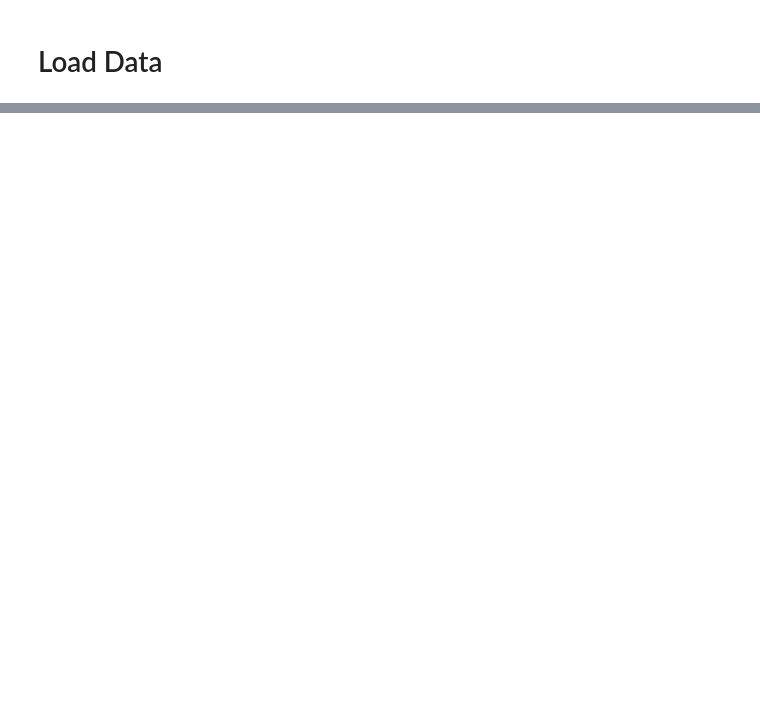
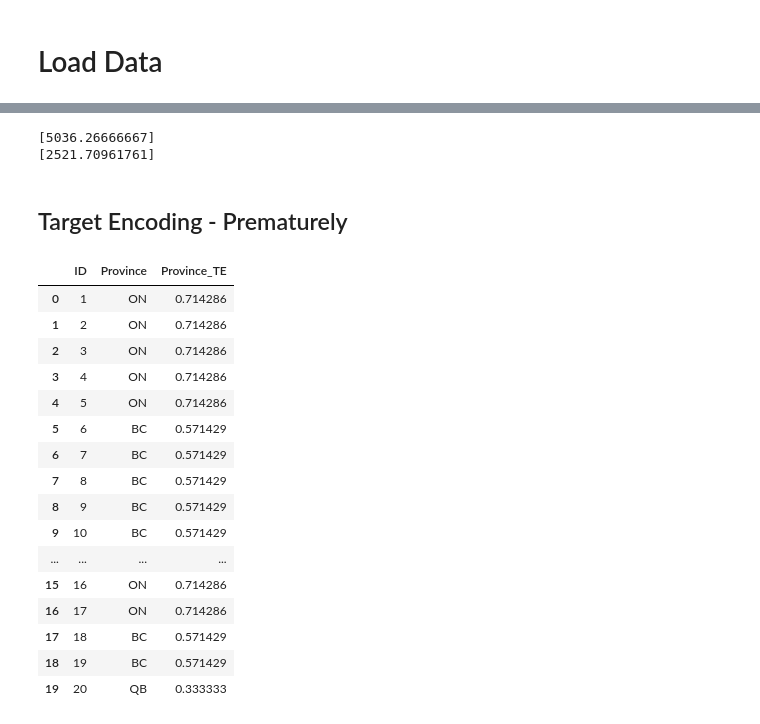
Before and after one commit to stepthom/869_course, a Jupyter notebook: leakage/slides_leakage.ipynb, the cells around one changed output, grey strips where cells are left out. Saved outputs shown, nothing was run; the diff lists cells and outputs as text; code cells hidden in the pictures; blank space fills up the shorter version.

```diff
--- a/leakage/slides_leakage.ipynb
+++ b/leakage/slides_leakage.ipynb
@@ -65,0 +162,34 @@ X_train, X_test, y_train, y_test = train_test_split(X, y, test_size=0.2, random_
+# %%
+print(scaler.mean_)
+print(np.sqrt(scaler.var_))
+# %% [output]
+[5036.26666667]
+[2521.70961761]
+# %% [markdown]
+## Target Encoding - Prematurely
+# %%
+import category_encoders as ce
+
+enc = ce.target_encoder.TargetEncoder(min_samples_leaf=1, smoothing=0, return_df=True)
+enc = enc.fit(X[['Province']], y)
+
+X['Province_TE'] = enc.transform(X[['Province']])
+X[['ID', 'Province', 'Province_TE']]
+# %% [output]
+|  | ID | Province | Province_TE |
+| 0 | 1 | ON | 0.714286 |
+| 1 | 2 | ON | 0.714286 |
+| 2 | 3 | ON | 0.714286 |
+| 3 | 4 | ON | 0.714286 |
+| 4 | 5 | ON | 0.714286 |
+| 5 | 6 | BC | 0.571429 |
+| 6 | 7 | BC | 0.571429 |
+| 7 | 8 | BC | 0.571429 |
+| 8 | 9 | BC | 0.571429 |
+| 9 | 10 | BC | 0.571429 |
+| ... | ... | ... | ... |
+| 15 | 16 | ON | 0.714286 |
+| 16 | 17 | ON | 0.714286 |
+| 17 | 18 | BC | 0.571429 |
+| 18 | 19 | BC | 0.571429 |
+| 19 | 20 | QB | 0.333333 |
```
Also changed, not shown: parts of 14 cells of this notebook.
